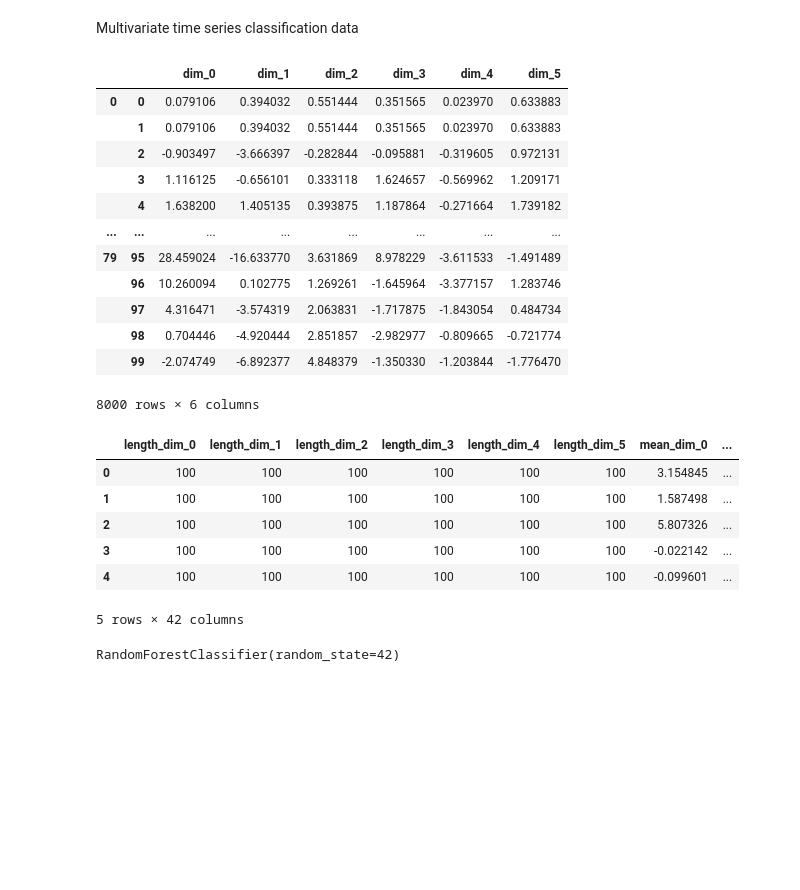
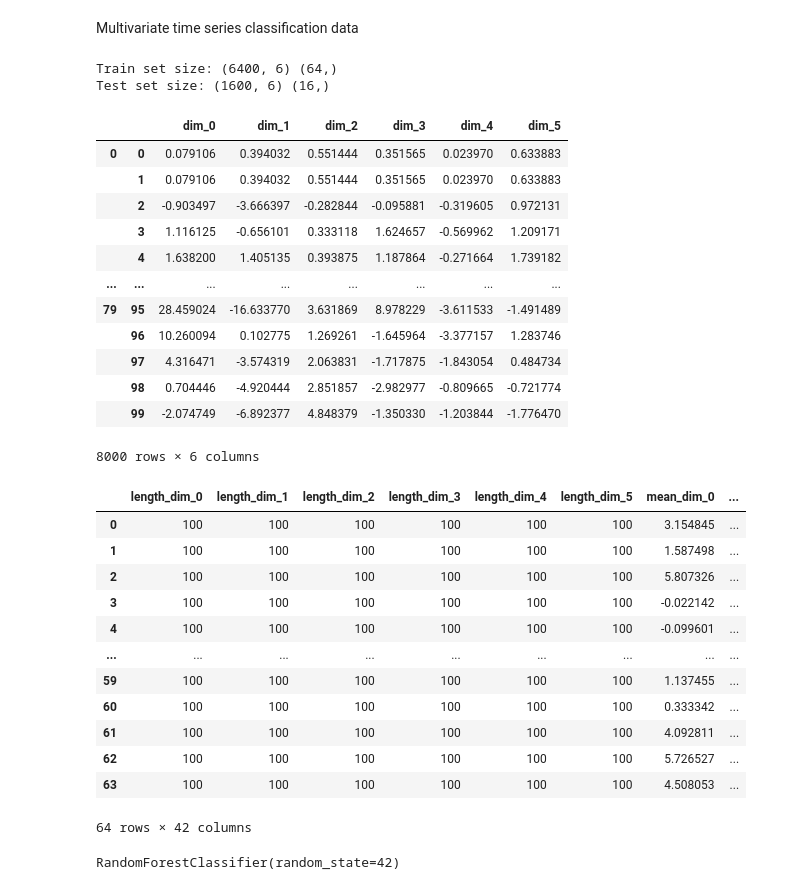
Before and after one commit to ruleminer/InterpreTS, a Jupyter notebook: examples/core/use_from_sktime.ipynb, the cells around one changed output. Cells and saved outputs as stored; diff of their text form; code cells hidden in the pictures; blank space fills up the shorter version.

```diff
--- a/examples/core/use_from_sktime.ipynb
+++ b/examples/core/use_from_sktime.ipynb
@@ -51,7 +99,7 @@ X2, y = load_basic_motions(return_type="pd-multiindex")
 #traint_test_split z sk nie działa dla przykładowych danych z sk
 instance_ids = np.unique(X2.index.get_level_values(0))
 
-train_ids, test_ids = train_test_split(instance_ids, test_size=0.2, random_state=42)
+train_ids, test_ids = train_test_split(instance_ids, test_size=0.2, random_state=42,)
 
 X_train = X2.loc[train_ids]
 X_test = X2.loc[test_ids]
@@ -67,6 +115,8 @@ print("Train set size:", X_train.shape, y_train.shape)
 print("Test set size:", X_test.shape, y_test.shape)
 X2
 # %% [output]
+Train set size: (6400, 6) (64,)
+Test set size: (1600, 6) (16,)
 |  |  | dim_0 | dim_1 | dim_2 | dim_3 | dim_4 | dim_5 |
 | 0 | 0 | 0.079106 | 0.394032 | 0.551444 | 0.351565 | 0.023970 | 0.633883 |
 |  | 1 | 0.079106 | 0.394032 | 0.551444 | 0.351565 | 0.023970 | 0.633883 |
@@ -79,18 +129,24 @@ X2
 |  | 97 | 4.316471 | -3.574319 | 2.063831 | -1.717875 | -1.843054 | 0.484734 |
 |  | 98 | 0.704446 | -4.920444 | 2.851857 | -2.982977 | -0.809665 | -0.721774 |
 |  | 99 | -2.074749 | -6.892377 | 4.848379 | -1.350330 | -1.203844 | -1.776470 |
-8000 rows × 6 columns
+8000 rows × 6 columns
 # %%
 extractor = it.FeatureExtractor(window_size=100, stride=100)
 X_train_ts = extractor.extract_features(X_train)
 X_test_ts = extractor.extract_features(X_test)
-X_train_ts.head()
+X_train_ts
 # %% [output]
 |  | length_dim_0 | length_dim_1 | length_dim_2 | length_dim_3 | length_dim_4 | length_dim_5 | mean_dim_0 | ... |
 | 0 | 100 | 100 | 100 | 100 | 100 | 100 | 3.154845 | ... |
 | 1 | 100 | 100 | 100 | 100 | 100 | 100 | 1.587498 | ... |
 | 2 | 100 | 100 | 100 | 100 | 100 | 100 | 5.807326 | ... |
 | 3 | 100 | 100 | 100 | 100 | 100 | 100 | -0.022142 | ... |
 | 4 | 100 | 100 | 100 | 100 | 100 | 100 | -0.099601 | ... |
+| ... | ... | ... | ... | ... | ... | ... | ... | ... |
+| 59 | 100 | 100 | 100 | 100 | 100 | 100 | 1.137455 | ... |
+| 60 | 100 | 100 | 100 | 100 | 100 | 100 | 0.333342 | ... |
+| 61 | 100 | 100 | 100 | 100 | 100 | 100 | 4.092811 | ... |
+| 62 | 100 | 100 | 100 | 100 | 100 | 100 | 5.726527 | ... |
+| 63 | 100 | 100 | 100 | 100 | 100 | 100 | 4.508053 | ... |
-5 rows × 42 columns
+64 rows × 42 columns
 # %%
```
Also changed, not shown: parts of 7 cells of this notebook.
